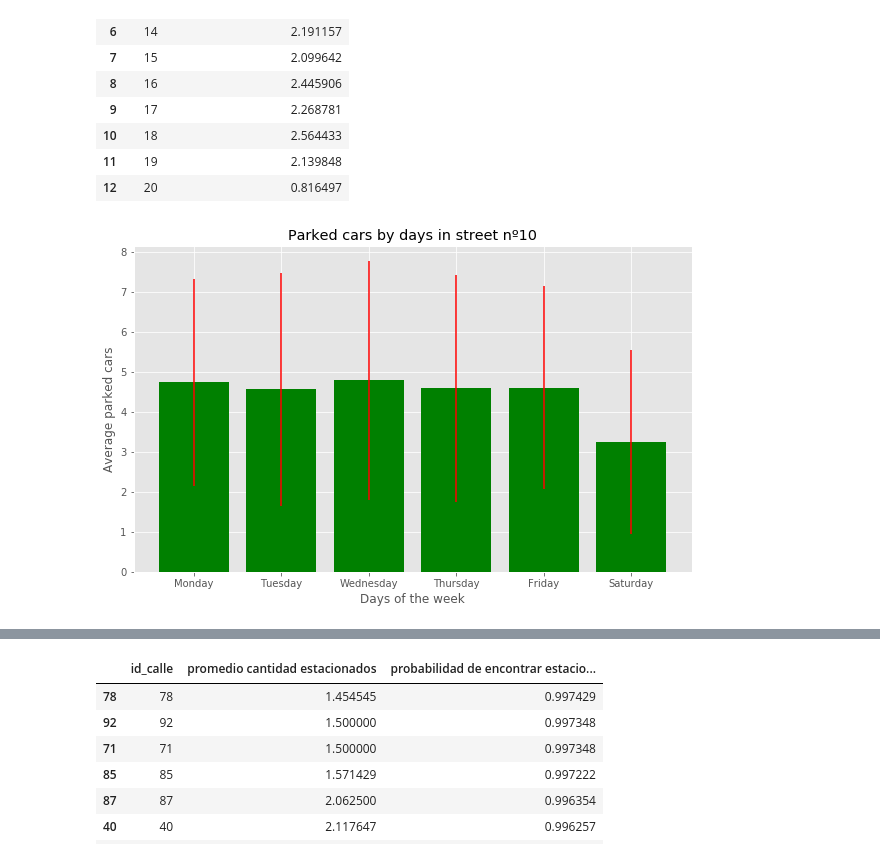
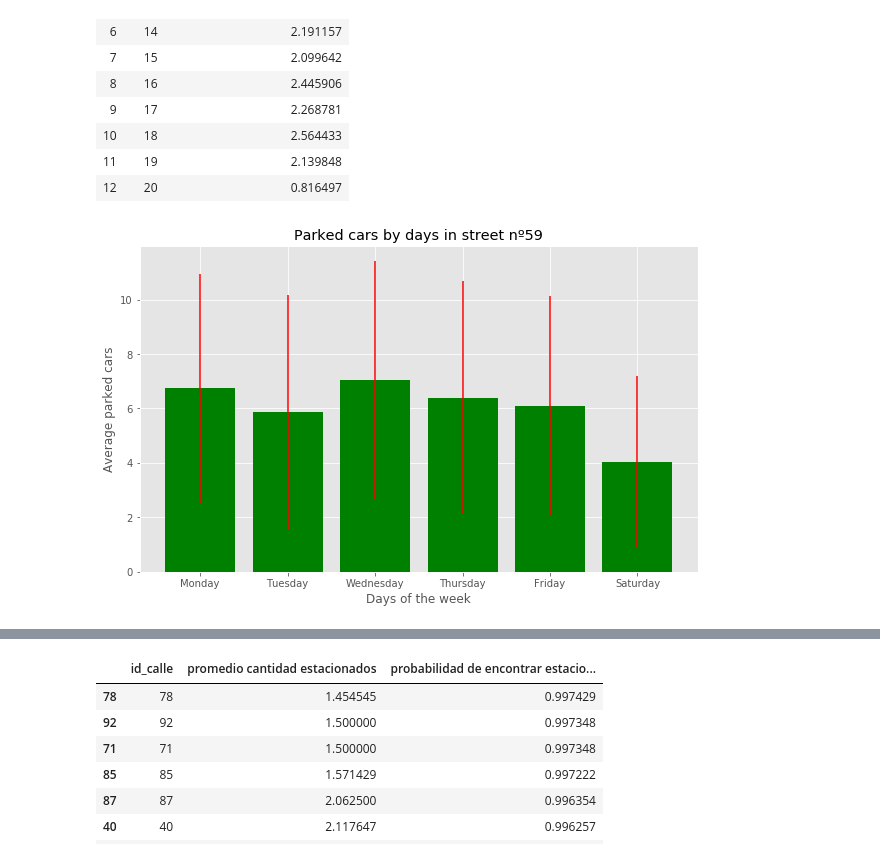
Before and after one commit to LuchoTangorra/Intelligent-parking, a Jupyter notebook: Deprecated/DataFilter.ipynb, the cells around one changed output, grey strips where cells are left out. Cells and saved outputs as stored; diff of their text form; code cells hidden in the pictures.

```diff
--- a/Deprecated/DataFilter.ipynb
+++ b/Deprecated/DataFilter.ipynb
@@ -383,7 +383,7 @@ class DataFilter:
 
         return day_data['cantidad estacionados'].max()
 # %%
-dataFilter = DataFilter(r"C:\Users\ing_l\Desktop\Facultad\Tesis\Data\Data 1\BD_Parking.csv")
+dataFilter = DataFilter(r"C:\Users\ing_l\Tesis grado\Data\old_BD_Parking_data\BD_Parking.csv")
 # %%
 dataFilter.get_csv_data()
 # %% [output]
@@ -481,7 +471,7 @@ dataFilter.get_day_data_std(street=10, day='Monday')
 | 11 | 19 | 2.139848 |
 | 12 | 20 | 0.816497 |
 # %%
-dataFilter.plot_week_full_data(street=10)
+dataFilter.plot_week_full_data(street=59)
 # %% [output]
-[figure, old version]
+[figure, new version]
 # %%
```
Also changed, not shown: parts of 4 cells of this notebook, 12 other files.
